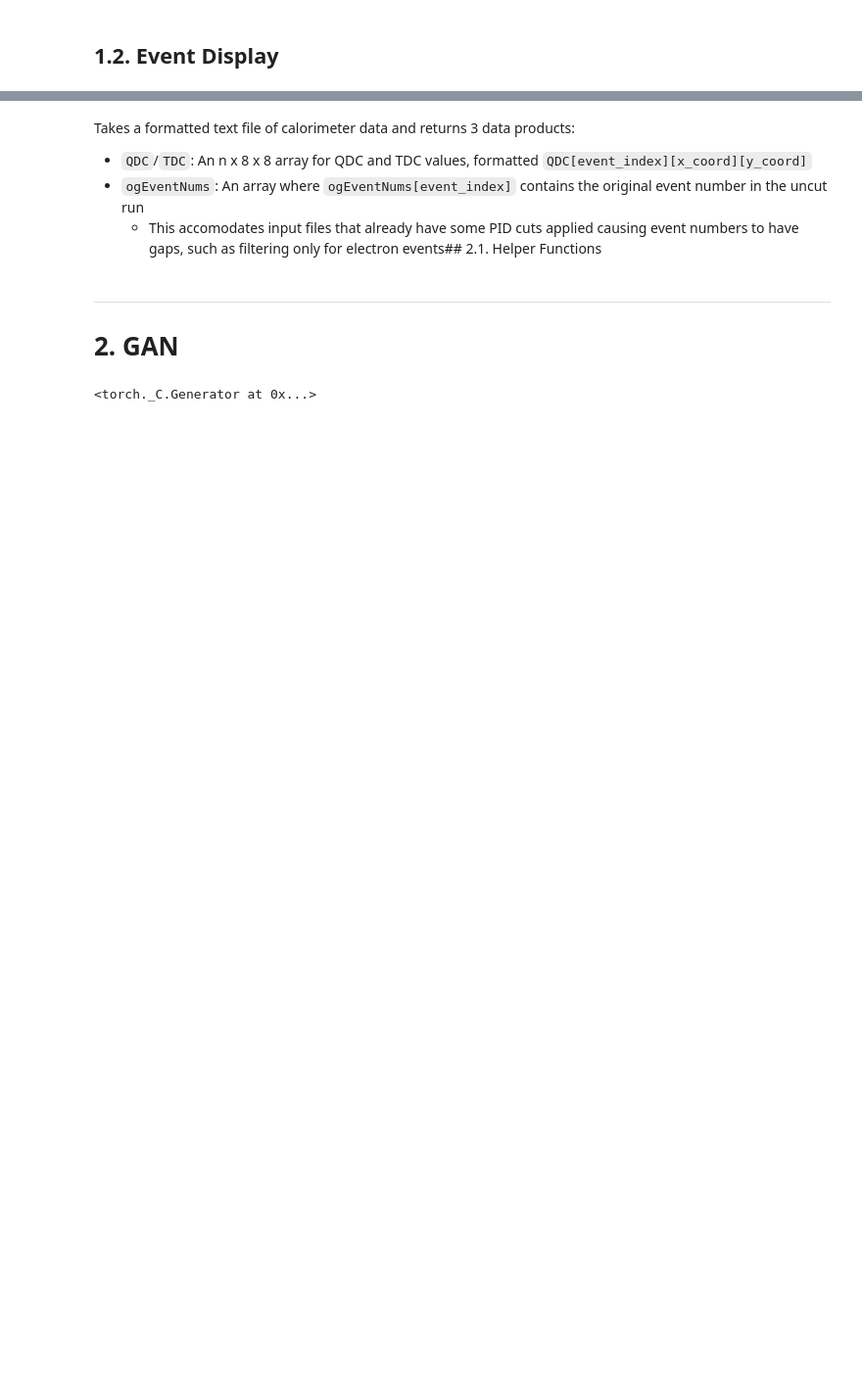
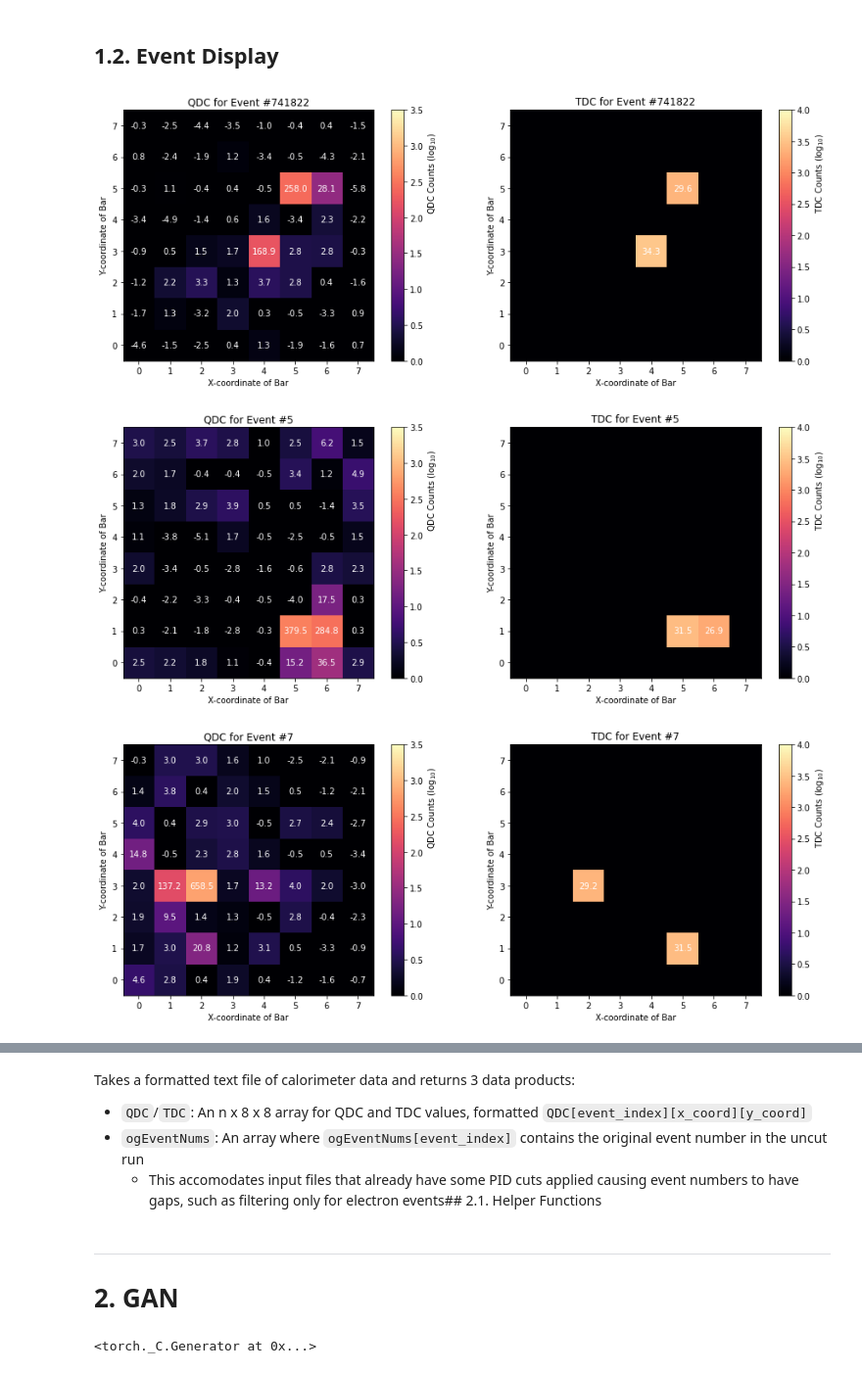
Before and after one commit to Humboldt-Penguin/HapPyCal, a Jupyter notebook: code/03_caloGAN/caloGAN.ipynb, the cells around one changed output, grey strips where cells are left out. Shown at 98% size. Drawn from its saved outputs; the diff is of its cells as text; code cells hidden in the pictures; blank space fills up the shorter version.

```diff
--- a/code/03_caloGAN/caloGAN.ipynb
+++ b/code/03_caloGAN/caloGAN.ipynb
@@ -98,12 +98,12 @@ def plotEvent(raw_data, event_num):
 
     ## 2.1. Configure scaling (plain values, log scale, etc)
                                                                                         # Format log scale here
-    thisFrame = np.log(np.where(QDC[event_num] <= 0, 0.01, QDC[event_num]))
+    thisFrame = np.log10(np.where(QDC[event_num] <= 0, 0.01, QDC[event_num]))
 
     ## 2.2. Set flexible* max value for colorbar (*if the max qdc of this event is greater than the preset value, then use the actual max qdc value)
         # To cancel this effect, just set the preset value to be -1
                                                                                         # Format flexible vmax here
-    presetMaxQDC = 8
+    presetMaxQDC = 3.5
     if np.amax(thisFrame) > presetMaxQDC:
         this_vmax = np.amax(thisFrame)
     else:
@@ -156,11 +156,15 @@ def plotEvent(raw_data, event_num):
     plt.show()
     return
 # %%
-targets = [741822,5,7,22184,88965,1768,2935,3219,3944,4394,4548,7070]
+targets = [741822,5,7,22184,]#88965,1768,2935,3219,3944,4394,4548,7070]
 
 for target in targets:
     event_num = np.where(raw_data[2]==target)[0][0]
     plotEvent(raw_data, event_num)
 
 # for event_num in range(4000,5000,100):
 #     plotEvent(raw_data, event_num)M
+# %% [output]
+[figure, added]
+[figure, added]
+[figure, added]
```
Also changed, not shown: parts of 24 cells of this notebook.
